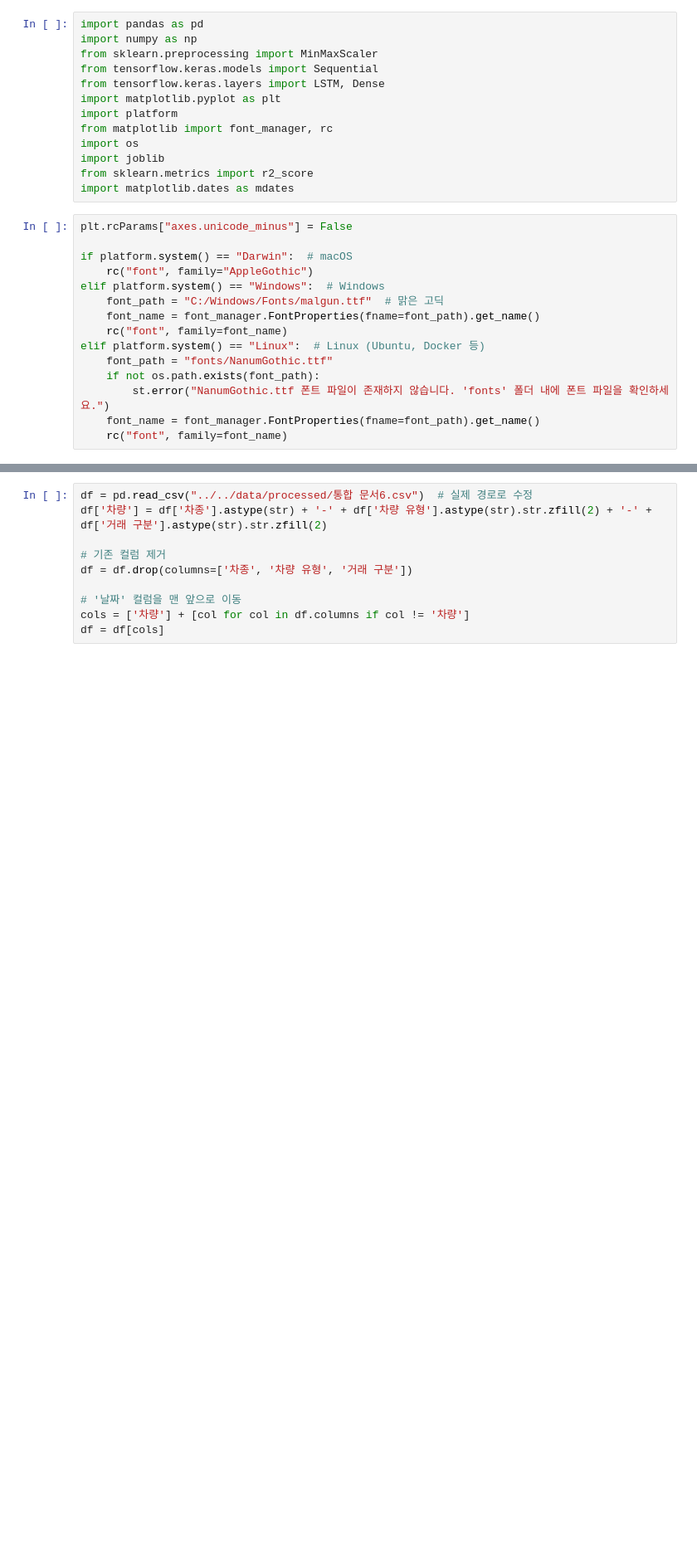
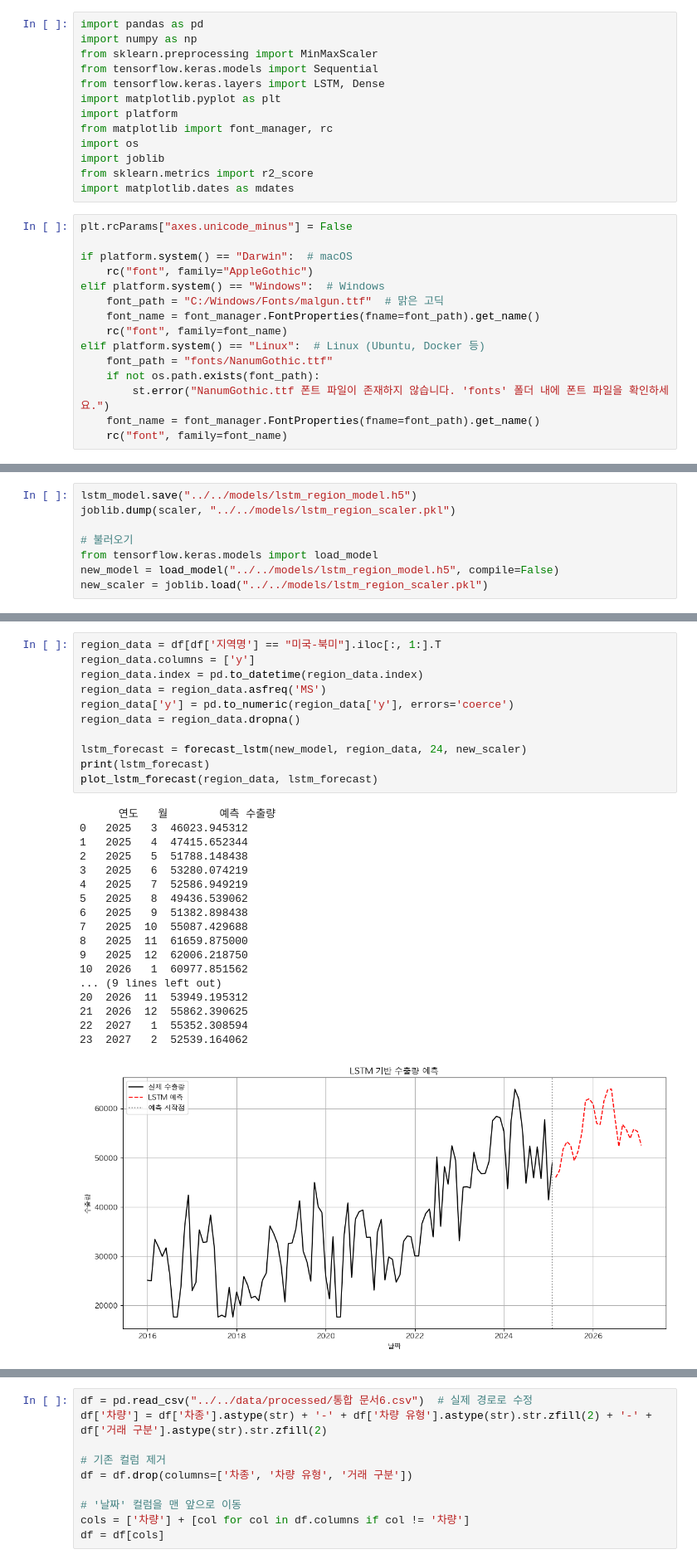
Before and after one commit to CodeWorks-hi/mini-project-2, a Jupyter notebook: jupyter_notebooks/모델_개발/car_recom_model.ipynb, the cells around one changed output, grey strips where cells are left out. Shown at 83% size. Cells and saved outputs as stored; diff of their text form; blank space fills up the shorter version.

```diff
--- a/jupyter_notebooks/모델_개발/car_recom_model.ipynb
+++ b/jupyter_notebooks/모델_개발/car_recom_model.ipynb
@@ -28,0 +149,8 @@ elif platform.system() == "Linux":  # Linux (Ubuntu, Docker 등)
+# %%
+lstm_model.save("../../models/lstm_region_model.h5")
+joblib.dump(scaler, "../../models/lstm_region_scaler.pkl")
+
+# 불러오기
+from tensorflow.keras.models import load_model
+new_model = load_model("../../models/lstm_region_model.h5", compile=False)
+new_scaler = joblib.load("../../models/lstm_region_scaler.pkl")
@@ -28,0 +159,30 @@ elif platform.system() == "Linux":  # Linux (Ubuntu, Docker 등)
+# %%
+region_data = df[df['지역명'] == "미국-북미"].iloc[:, 1:].T
+region_data.columns = ['y']
+region_data.index = pd.to_datetime(region_data.index)
+region_data = region_data.asfreq('MS')
+region_data['y'] = pd.to_numeric(region_data['y'], errors='coerce')
+region_data = region_data.dropna()
+
+lstm_forecast = forecast_lstm(new_model, region_data, 24, new_scaler)
+print(lstm_forecast)
+plot_lstm_forecast(region_data, lstm_forecast)
+# %% [output]
+      연도   월        예측 수출량
+0   2025   3  46023.945312
+1   2025   4  47415.652344
+2   2025   5  51788.148438
+3   2025   6  53280.074219
+4   2025   7  52586.949219
+5   2025   8  49436.539062
+6   2025   9  51382.898438
+7   2025  10  55087.429688
+8   2025  11  61659.875000
+9   2025  12  62006.218750
+10  2026   1  60977.851562
+... (9 lines left out)
+20  2026  11  53949.195312
+21  2026  12  55862.390625
+22  2027   1  55352.308594
+23  2027   2  52539.164062
+[figure, added]
```
Also changed, not shown: parts of 6 cells of this notebook, 2 other files.
